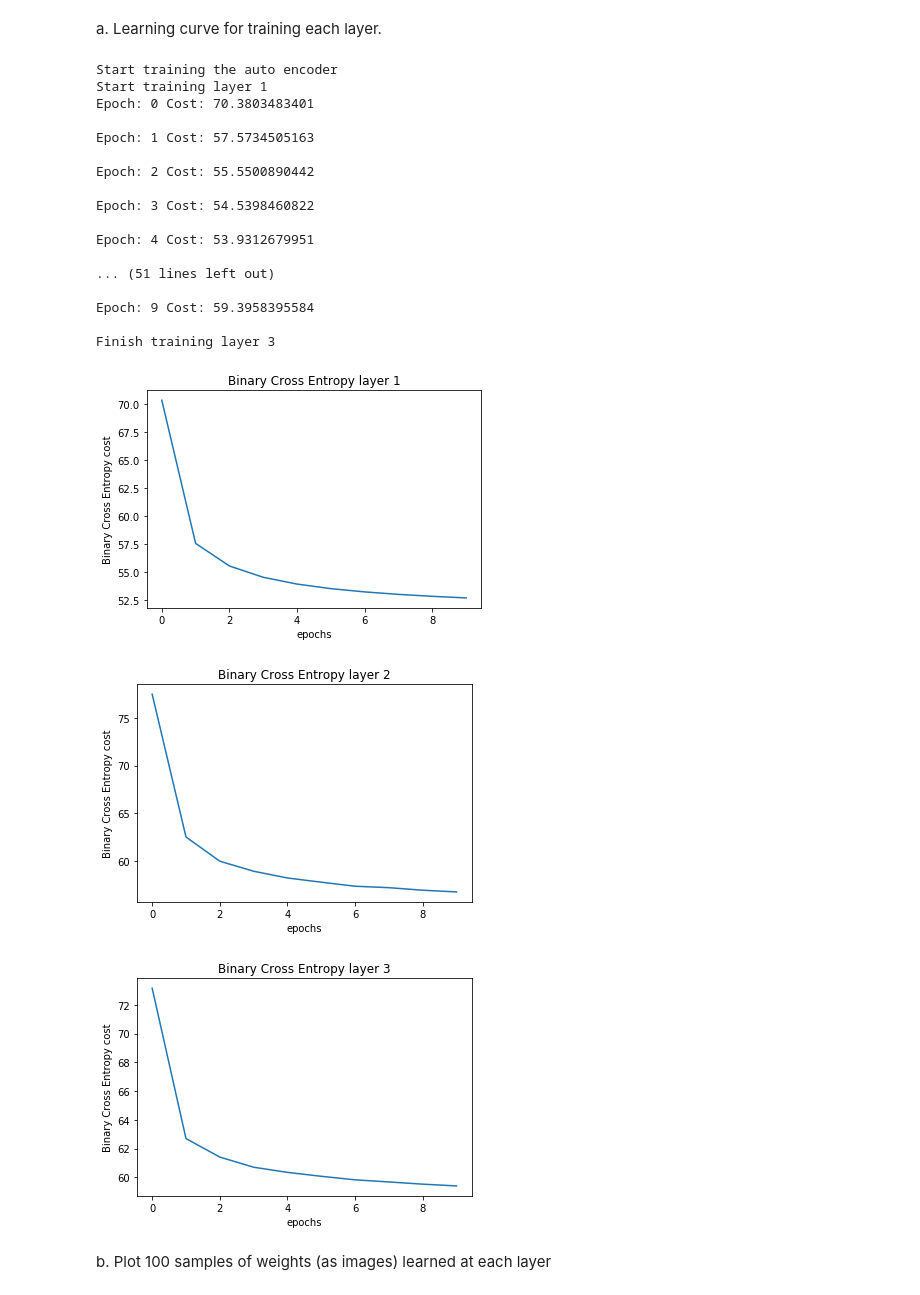
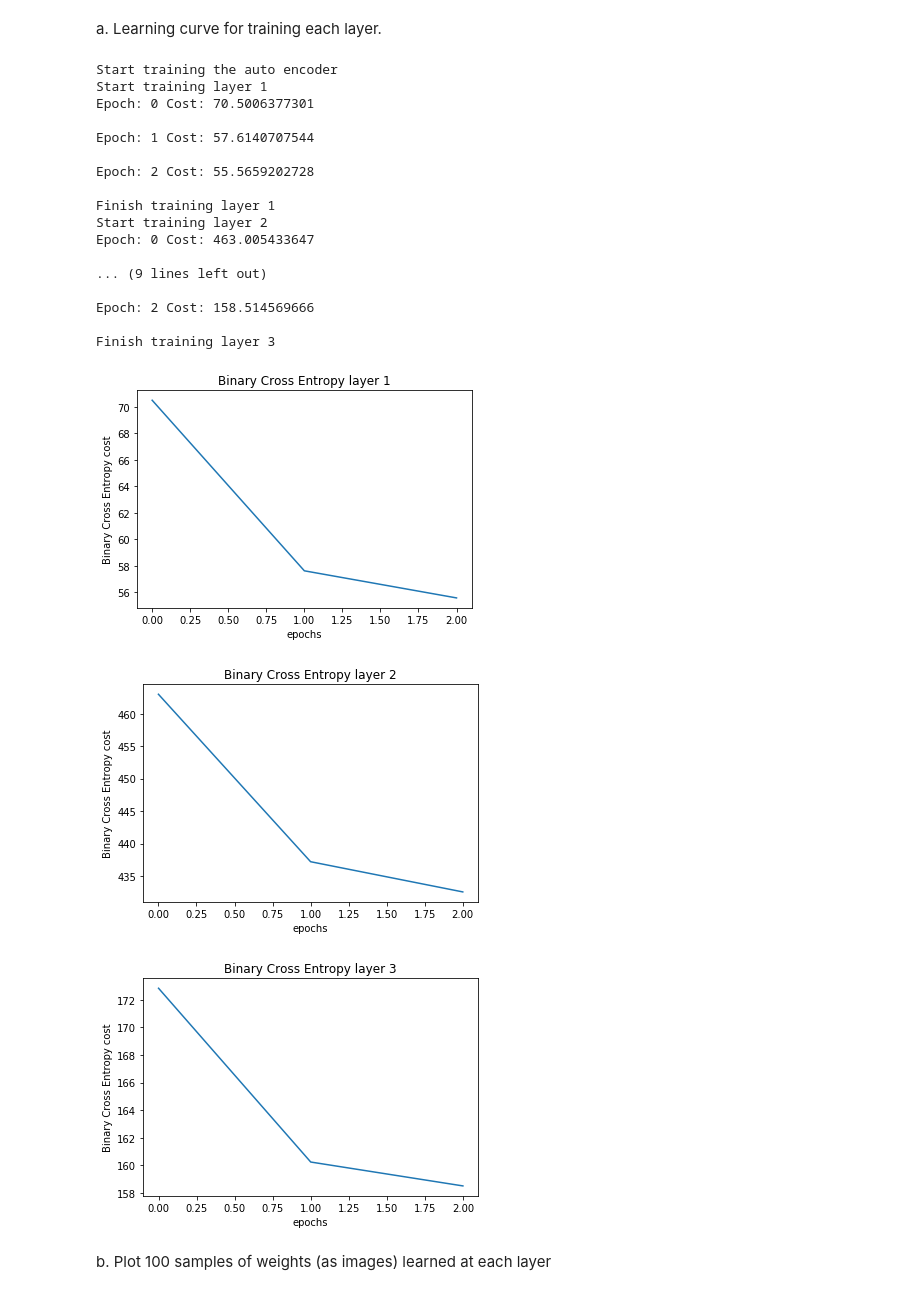
Before and after one commit to edwardsujono/neural_network_deep_cnn_autoencoder, a Jupyter notebook: Auto Encoder.ipynb, the cells around one changed output. Cells and saved outputs as stored; diff of their text form; code cells hidden in the pictures.

```diff
--- a/Auto Encoder.ipynb
+++ b/Auto Encoder.ipynb
@@ -191,6 +199,13 @@ class DataVisualizationAdjacent:
 # %% [markdown]
 Neural Network of Auto Encoder
 # %%
+import numpy as np
+from common.utils import init_bias, init_weights, init_sparsity_constraint, sgd_momentum
+import theano
+import theano.tensor as T
+from theano.sandbox.rng_mrg import MRG_RandomStreams as RandomStreams
+
+
 class SoftmaxAutoEncoder:
 
     def __init__(self, num_features, num_outputs, list_hidden_layer, learning_rate,
@@ -232,6 +247,9 @@ class SoftmaxAutoEncoder:
         biases = []
         biases_trans = []
 
+        check_input_train = None
+        check_output_train = None
+
         for ind_neurons in range(2, len(list_neurons)+1):
 
             """
@@ -249,6 +267,8 @@ class SoftmaxAutoEncoder:
 
                     self.weights.append(weight)
                     biases.append(bias)
+                    check_input_train = prev_output
+
                 else:
                     # use the previous value, we solely trained the added layer
                     weight = self.weights[i-1]
@@ -276,10 +296,14 @@ class SoftmaxAutoEncoder:
                 weight_transpose = self.weights[i].transpose()
 
                 prev_output = T.nnet.sigmoid(T.dot(prev_output, weight_transpose) + bias_transpose)
-                list_back_neurons.append(prev_output)
+
+                if i == ind_neurons-2:
+                    list_back_neurons.append(prev_output)
+                    check_output_train = prev_output
 
             # last_output = T.switch(T.gt(prev_output, 0.5), 1, 0)
-            cost = - T.mean(T.sum(x * T.log(prev_output) + (1 - x) * T.log(1 - prev_output), axis=1))
+            cost = - T.mean(T.sum(check_input_train * T.log(check_output_train) +
+                                  (1 - check_input_train) * T.log(1 - check_output_train), axis=1))
             if use_sparsity:
                 cost += init_sparsity_constraint(list_back_neurons=list_back_neurons,
                                                  sparsity_parameter=sparsity_parameter,
@@ -444,7 +468,7 @@ a. Learning curve for training each layer.
 # %%
 num_feature = len(train_x[0])
 list_hidden_layer = [900,625,400]
-epochs = 10
+epochs = 3
 batch_size = 128
 num_output = 10
 
@@ -453,44 +477,44 @@ softmax = SoftmaxAutoEncoder(num_features=num_feature, num_outputs=num_output,
 
 softmax.start_train_auto_encoder(epochs=epochs, batch_size=batch_size,
                                  train_x=train_x, train_y=train_y, verbose=True)
 
 list_cost_all_layer = softmax.get_total_costs_of_auto_encoder()
 
 visualizer = DataVisualization()
 
 %matplotlib inline
 
 cntr = 1
 
 for list_cost in list_cost_all_layer:
     visualizer.show_plot(list_x_point=range(epochs),
                          list_y_point=list_cost,
                          x_label='epochs',
                          y_label='Binary Cross Entropy cost',
                          title='Binary Cross Entropy layer %s' % cntr,
                          figure_name='project_b/images/1a_cost_%s.png' % cntr)
     cntr += 1
 # %% [output]
 Start training the auto encoder
 Start training layer 1
-Epoch: 0 Cost: 70.3803483401
+Epoch: 0 Cost: 70.5006377301
 
-Epoch: 1 Cost: 57.5734505163
+Epoch: 1 Cost: 57.6140707544
 
-Epoch: 2 Cost: 55.5500890442
+Epoch: 2 Cost: 55.5659202728
 
-Epoch: 3 Cost: 54.5398460822
+Finish training layer 1
+Start training layer 2
+Epoch: 0 Cost: 463.005433647
 
-Epoch: 4 Cost: 53.9312679951
+... (9 lines left out)
 
-... (51 lines left out)
-
-Epoch: 9 Cost: 59.3958395584
+Epoch: 2 Cost: 158.514569666
 
 Finish training layer 3
-[figure, old version]
+[figure, new version]
-[figure, old version]
+[figure, new version]
-[figure, old version]
+[figure, new version]
 # %% [markdown]
 b. Plot 100 samples of weights (as images) learned at each layer
 # %%
```
Also changed, not shown: parts of 15 cells of this notebook.
